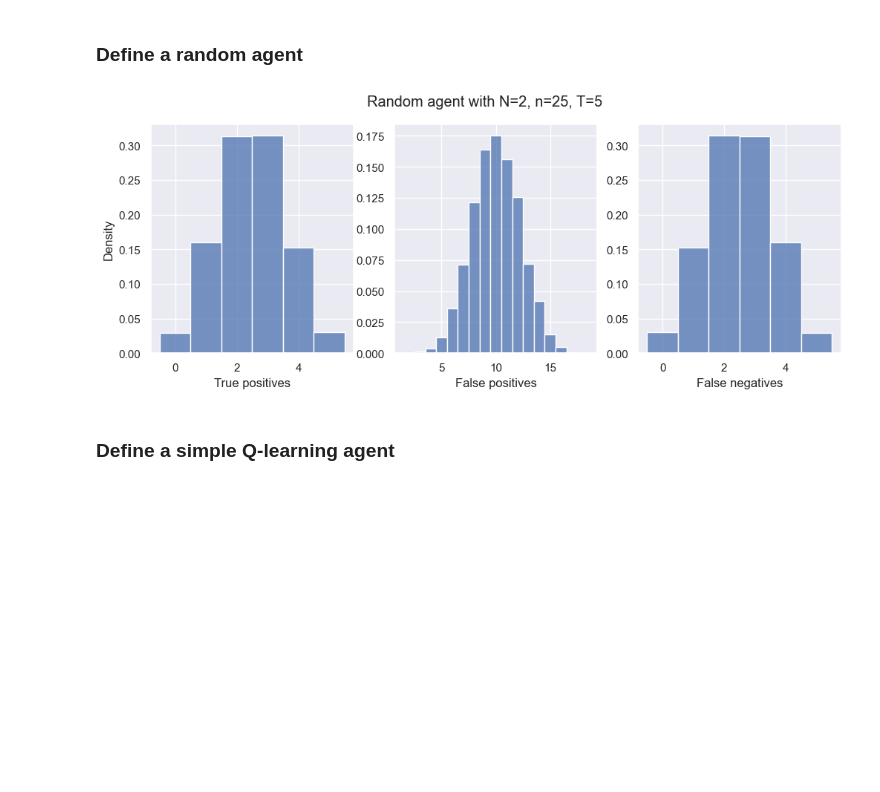
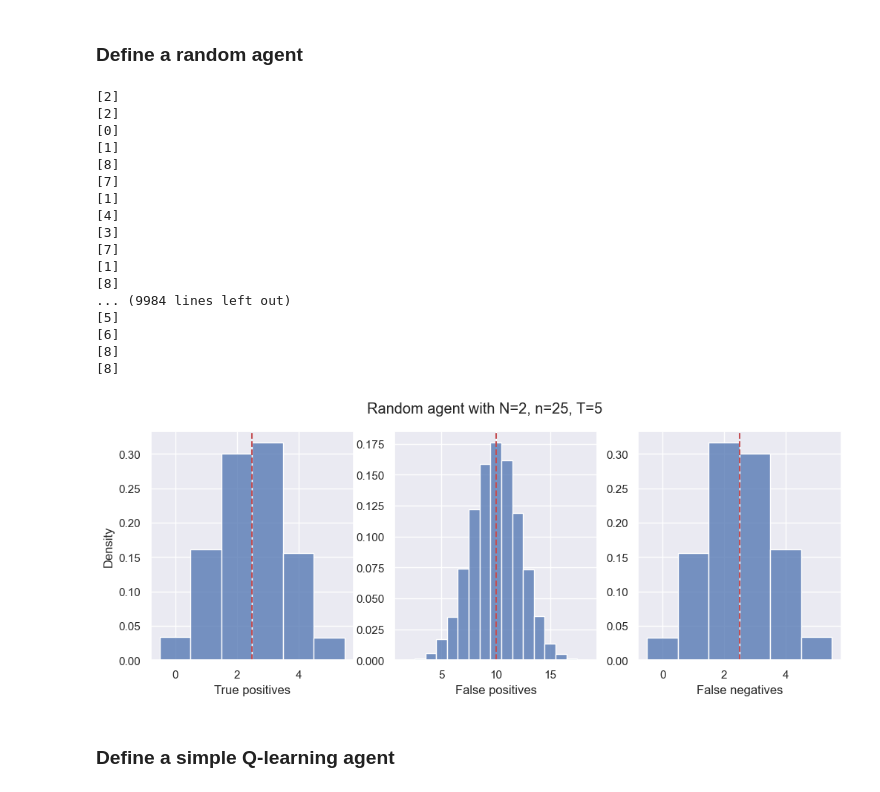
Before and after one commit to bobasaurusrex/NMA-group1, a Jupyter notebook: NMA_Project_Group_1.ipynb, the cells around one changed output. Cells and saved outputs as stored; diff of their text form; code cells hidden in the pictures; blank space fills up the shorter version.

```diff
--- a/NMA_Project_Group_1.ipynb
+++ b/NMA_Project_Group_1.ipynb
@@ -185,3 +197,14 @@ class NBack(gym.Env):
   def _get_correct_actions(self):
     self.correct_actions = np.array([int(self.sequence[i] == self.sequence[i + self.N]) for i in range(self.num_trials)])
     return self.correct_actions
+# %%
+# Test environment
+
+env = NBack(N=2, num_trials=10, obs_length=1)
+obs, _, _, done = env.reset()
+print(env.sequence)
+print(env.step_count, obs)
+while not done:
+  obs, _, _, done = env.step(0)
+
+  print(env.step_count, obs)
@@ -196,7 +234,7 @@ class RandomAgent(nn.Module):
         self.env = env
 
     # Choose a random action, 0 or 1
-    def choose_action(self, char):
+    def choose_action(self, seq):
         return np.random.randint(0, 2)
 
     def test(self, num_episodes):
@@ -212,11 +250,11 @@ class RandomAgent(nn.Module):
             actions = np.zeros(self.env.episode_length, dtype=int)
 
             # Perform action for each element in sequence
-            char, step_count, _, done = self.env.reset()
+            seq, step_count, _, done = self.env.reset()
             while not done:
-                action = self.choose_action(char)
+                action = self.choose_action(seq)
                 actions[step_count] = action
-                char, step_count, _, done = self.env.step(action)
+                seq, step_count, _, done = self.env.step(action)
 
             # Get episode data
             actions = actions[self.env.N:]
@@ -229,30 +267,50 @@ class RandomAgent(nn.Module):
 # %%
 # @title Test random agent
 # Create environment, random agent and test
 N = 2
 n = 25
 T = 5
 env = NBack(N=2, num_trials=n, num_targets=T)
 agent = RandomAgent(env=env)
 results = agent.test(10000)
 
 fig = plt.figure(figsize=(12, 4))
 plt.subplot(1, 3, 1)
 fig.suptitle(f"Random agent with N={N}, n={n}, T={T}")
 sns.histplot(results[0], stat="density", bins=4, discrete=True)
+plt.axvline(T/2, color='r', linestyle='--')
 plt.xlabel('True positives')
 
 plt.subplot(1, 3, 2)
 sns.histplot(results[1], stat="density", bins=17, discrete=True)
+plt.axvline((n-T)/2, color='r', linestyle='--')
 plt.xlabel('False positives')
 plt.ylabel('')
 
 plt.subplot(1, 3, 3)
 sns.histplot(results[2], stat="density", bins=4, discrete=True)
+plt.axvline(T/2, color='r', linestyle='--')
 plt.xlabel('False negatives')
 plt.ylabel('')
 plt.show()
 # %% [output]
+[2]
+[2]
+[0]
+[1]
+[8]
+[7]
+[1]
+[4]
+[3]
+[7]
+[1]
+[8]
+... (9984 lines left out)
+[5]
+[6]
+[8]
+[8]
-[figure, old version]
+[figure, new version]
 # %% [markdown]
 ### Define a simple Q-learning agent
```
Also changed, not shown: parts of 5 cells of this notebook.
